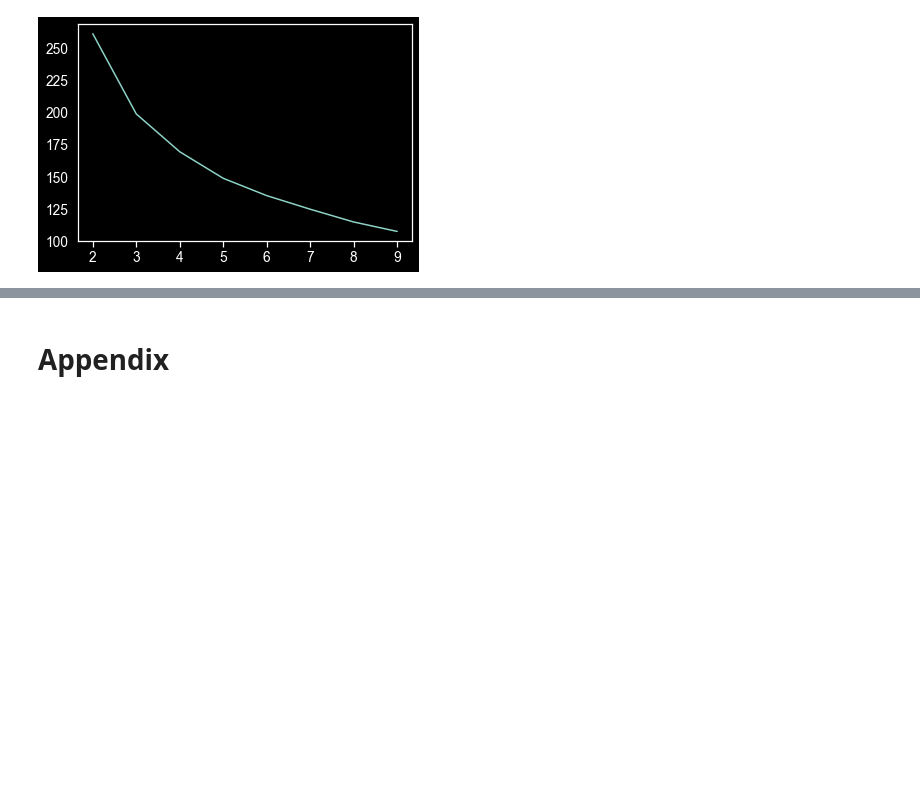
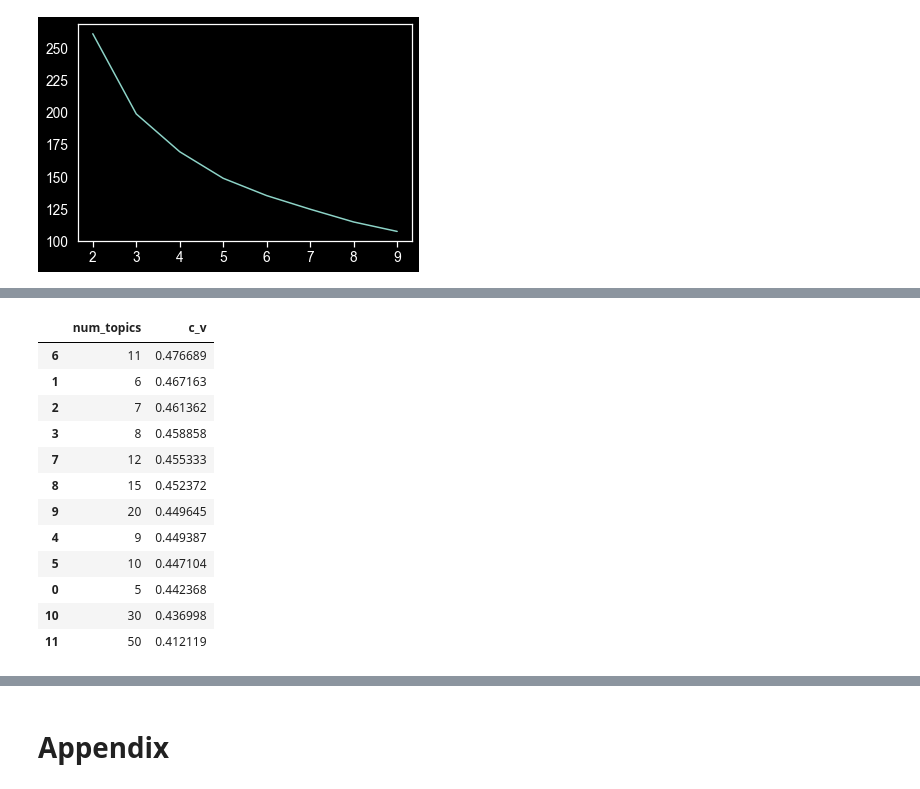
Before and after one commit to Dscronias/yet-another-imdb-project, a Jupyter notebook: Analysis.ipynb, the cells around one changed output, grey strips where cells are left out. Cells and saved outputs as stored; diff of their text form; code cells hidden in the pictures; blank space fills up the shorter version.

```diff
--- a/Analysis.ipynb
+++ b/Analysis.ipynb
@@ -1621,0 +1753,21 @@ px.scatter_3d(
+# %%
+coherence_results = {
+    'num_topics': lda_ntopics,
+    'c_v': []
+}
+
+for lda_ntopics_val in lda_ntopics:
+    print("N topics:", lda_ntopics_val)
+    # Note:
+    # This is the Multicore version. You need to specify your number of physical cores minus one, in "workers".
+    lda = gensim.models.LdaMulticore(
+        corpus=gensim_corpus,
+        id2word=gensim_dict,
+        workers=psutil.cpu_count(logical=False)-1,
+        num_topics=lda_ntopics_val,
+        random_state=451
+    )
+
+    coherence_value = gensim.models.CoherenceModel(model=lda, texts=df_desc_filtered["plot"].str.split(), corpus=gensim_corpus, coherence="c_v").get_coherence()
+    print("C_v value:", coherence_value)
+    coherence_results["c_v"].append(coherence_value)
@@ -1621,0 +1792,16 @@ px.scatter_3d(
+# %%
+pd.DataFrame(coherence_results).sort_values(by="c_v", ascending=False)
+# %% [output]
+|  | num_topics | c_v |
+| 6 | 11 | 0.476689 |
+| 1 | 6 | 0.467163 |
+| 2 | 7 | 0.461362 |
+| 3 | 8 | 0.458858 |
+| 7 | 12 | 0.455333 |
+| 8 | 15 | 0.452372 |
+| 9 | 20 | 0.449645 |
+| 4 | 9 | 0.449387 |
+| 5 | 10 | 0.447104 |
+| 0 | 5 | 0.442368 |
+| 10 | 30 | 0.436998 |
+| 11 | 50 | 0.412119 |
```
Also changed, not shown: parts of 36 cells of this notebook, 3 other files.
